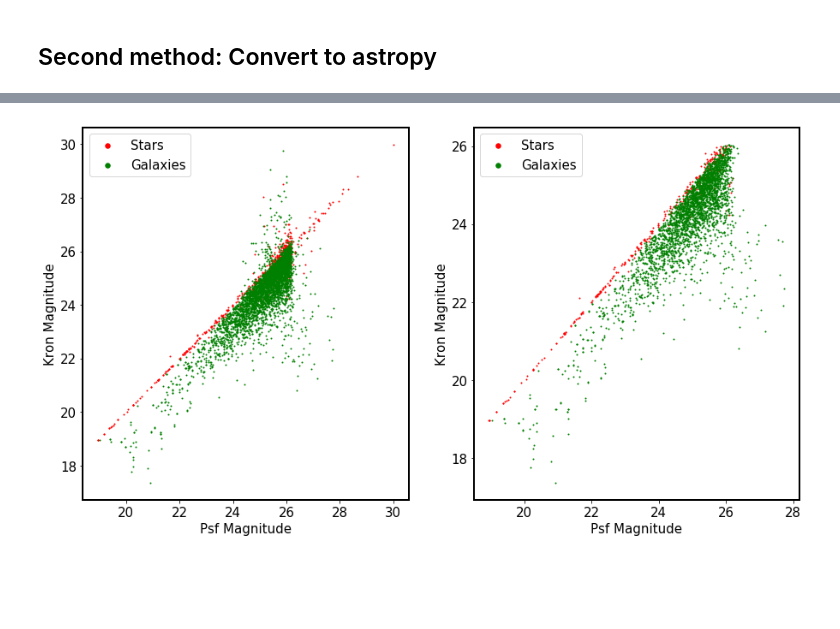
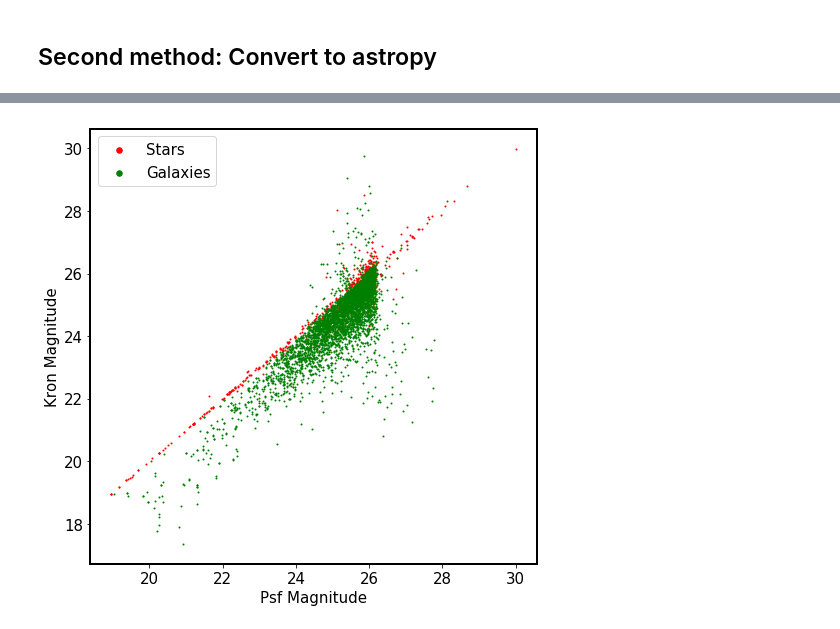
Before and after one commit to nicolaschotard/lsst_drp_analysis, a Jupyter notebook: stack/First_look_at_processCcd_output.ipynb, the cells around one changed output, grey strips where cells are left out. Saved outputs shown, nothing was run; the diff lists cells and outputs as text; code cells hidden in the pictures; blank space fills up the shorter version.

```diff
--- a/First_look_at_processCcd_output.ipynb
+++ b/stack/First_look_at_processCcd_output.ipynb
@@ -258,26 +258,15 @@ stars &= (ap_src['base_ClassificationExtendedness_value'] < 0.5)
 galaxies =  (ap_src['base_ClassificationExtendedness_flag'] == False)
 galaxies &= (ap_src['base_ClassificationExtendedness_value'] > 0.5)
 # %%
-fig, (ax1, ax2) = plt.subplots(ncols=2, figsize=(15,8))
+fig, (ax1) = plt.subplots(ncols=1, figsize=(8,8))
 
 ax1.scatter(ap_src['PsfMagnitude'][stars], ap_src['KronMagnitude'][stars], s=1, c='r', label='Stars')
 ax1.scatter(ap_src['PsfMagnitude'][galaxies], ap_src['KronMagnitude'][galaxies], s=1, c='g', label='Galaxies')
 ax1.set_xlabel('Psf Magnitude', fontsize=15)
 ax1.set_ylabel('Kron Magnitude', fontsize=15)
 lgnd = ax1.legend(fontsize=15)
 lgnd.legendHandles[0]._sizes = [30]
 lgnd.legendHandles[1]._sizes = [30]
 ax1.tick_params(labelsize=15)
-
-# add a filter to cleanup faint sources
-clean = ap_src['ext_photometryKron_KronFlux_flux']/ap_src['ext_photometryKron_KronFlux_fluxSigma'] > 5
-ax2.scatter(ap_src['PsfMagnitude'][(stars) & (clean)], ap_src['KronMagnitude'][(stars) & (clean)], s=1, c='r', label='Stars')
-ax2.scatter(ap_src['PsfMagnitude'][(galaxies) & (clean)], ap_src['KronMagnitude'][(galaxies) & (clean)], s=1, c='g', label='Galaxies')
-ax2.set_xlabel('Psf Magnitude', fontsize=15)
-ax2.set_ylabel('Kron Magnitude', fontsize=15)
-lgnd = ax2.legend(fontsize=15)
-lgnd.legendHandles[0]._sizes = [30]
-lgnd.legendHandles[1]._sizes = [30]
-ax2.tick_params(labelsize=15)
 # %% [output]
-[figure, old version]
+[figure, new version]
```
Also changed, not shown: parts of 1 cell of this notebook, 4 other files.
